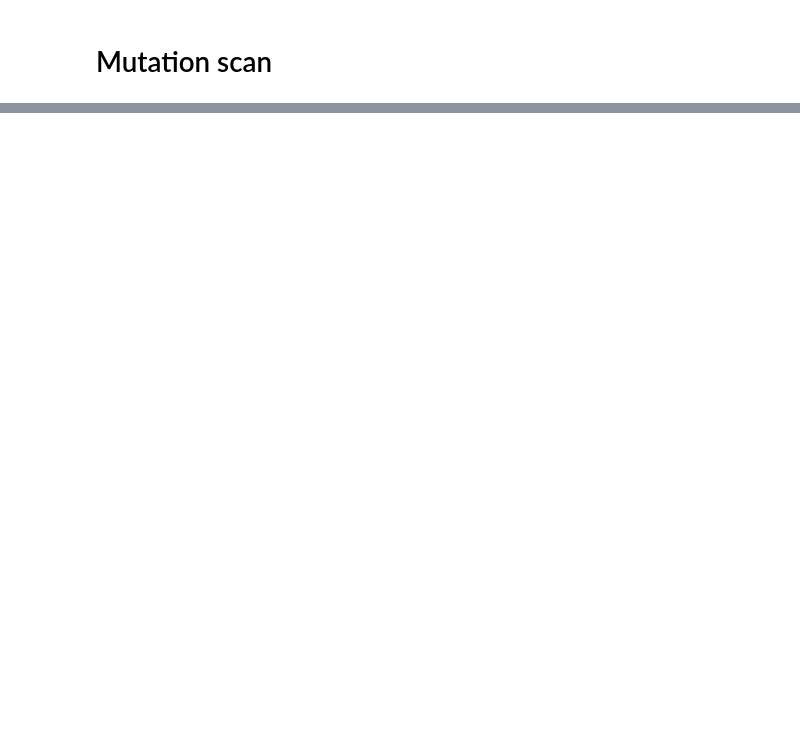
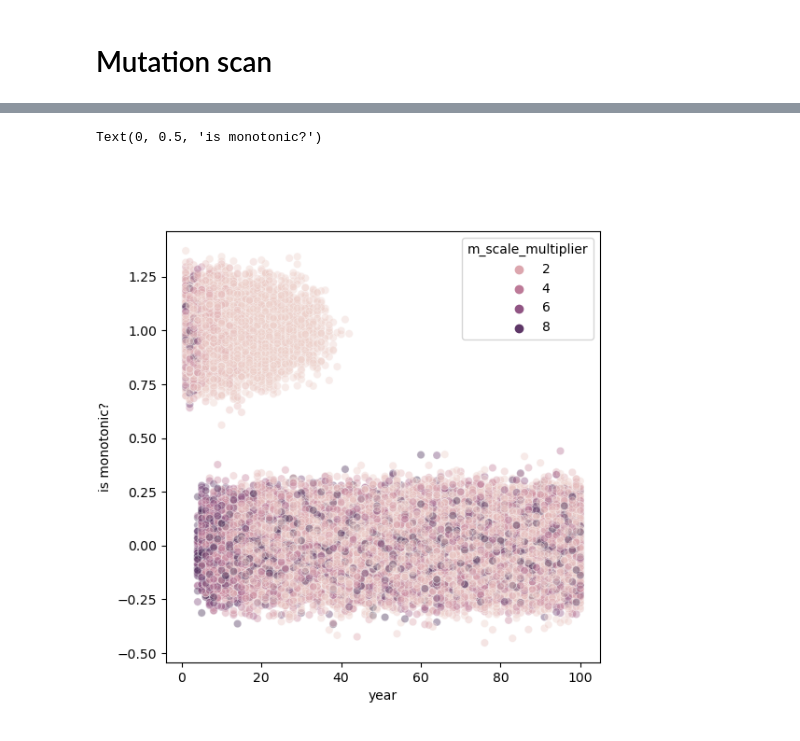
Before and after one commit to nt409/quant-res-doses, a Jupyter notebook: notebooks/004_scan_analysis.ipynb, the cells around one changed output, grey strips where cells are left out. Saved outputs shown, nothing was run; the diff lists cells and outputs as text; code cells hidden in the pictures; blank space fills up the shorter version.

```diff
--- a/notebooks/004_scan_analysis.ipynb
+++ b/notebooks/004_scan_analysis.ipynb
@@ -215,3 +216,5 @@ But still doesn't happen for almost 20 years.
 Happens faster for bigger asymptotes - relatively increased selection due to bigger diff between dose response curves.
 # %% [markdown]
 # Mutation scan
+# %%
+dm = pd.read_csv('../outputs/combined/mut_pars_scan.csv')
@@ -217,0 +230,41 @@ Happens faster for bigger asymptotes - relatively increased selection due to big
+# %%
+noise_m = np.random.normal(0, 0.05, size=len(dm.n_pos_diff))
+
+all_diffs_m = (
+    dm
+    .assign(n_pos_diff = lambda x: x.n_pos_diff + noise_m)
+)
+
+is_mono_m = (
+    dm
+    .assign(n_pos_diff = lambda x: (x.n_pos_diff==9).astype(int) + 2*noise_m)
+)
+# %%
+f, ax = plt.subplots(figsize=(6,6))
+
+sns.scatterplot(
+    x='year',
+    y='n_pos_diff',
+
+    # hue='m_prop_multiplier',
+    hue='m_scale_multiplier',
+
+    # size='b',
+    # size='mu',
+
+    data=(
+        is_mono_m
+        # .loc[lambda x: x.m_scale_multiplier>1]
+        # .loc[lambda x: x.mu>5]
+
+        # .loc[lambda x: x.b>3]
+        # .loc[lambda x: x.b>0.2]
+    ),
+    ax=ax,
+    alpha=0.4,
+)
+
+ax.set_ylabel('is monotonic?')
+# %% [output]
+Text(0, 0.5, 'is monotonic?')
+[figure, added]
```
Also changed, not shown: parts of 10 cells of this notebook, 2 other files.
